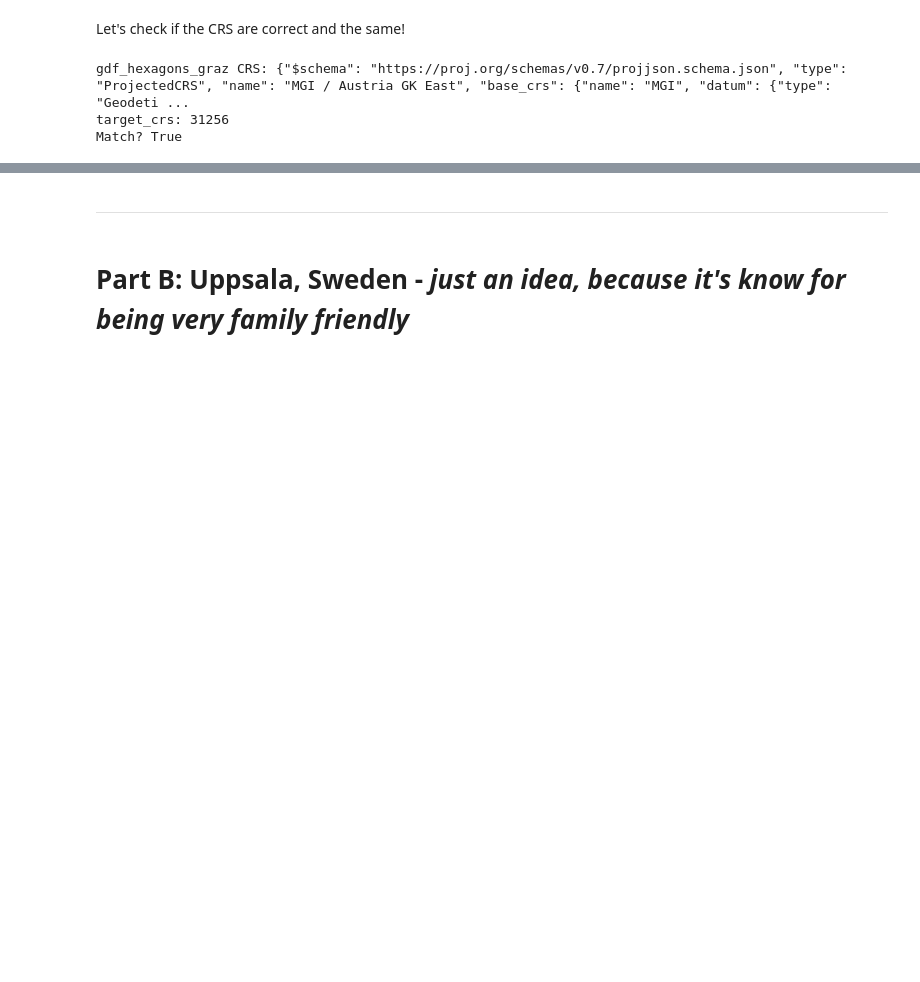
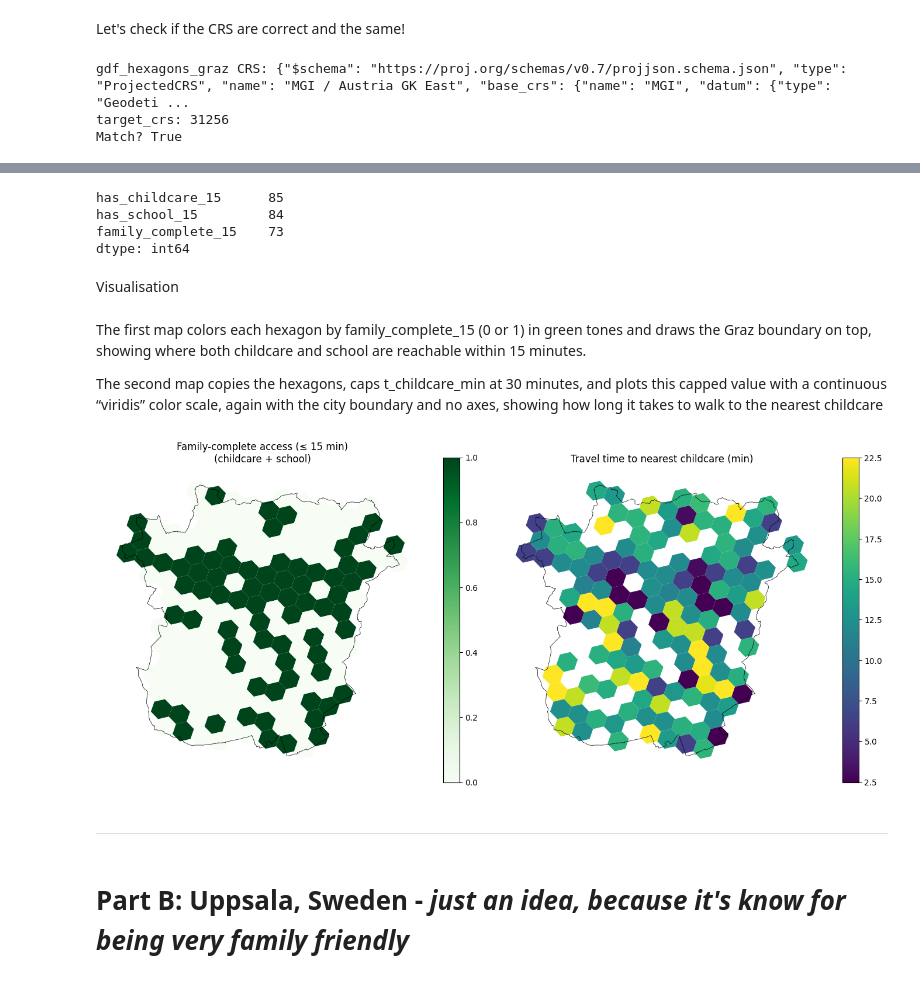
Before and after one commit to miriam-ee/GIS_FinalProject_Group2, a Jupyter notebook: group2_final.ipynb, the cells around one changed output, grey strips where cells are left out. Drawn from its saved outputs; the diff is of its cells as text; code cells hidden in the pictures; blank space fills up the shorter version.

Commit message:
Update accessibility analysis and plots

```diff
--- a/group2_final.ipynb
+++ b/group2_final.ipynb
@@ -413,3 +652,66 @@ Match? True
+# %%
+# Family-friendliness indicators per hexagon (15-minute threshold)
+threshold_min = 15  # minutes
+
+gdf_hexagons_graz["has_childcare_15"] = (
+    gdf_hexagons_graz["t_childcare_min"] <= threshold_min
+).astype(int)
+
+gdf_hexagons_graz["has_school_15"] = (
+    gdf_hexagons_graz["t_school_min"] <= threshold_min
+).astype(int)
+
+gdf_hexagons_graz["family_complete_15"] = (
+    (gdf_hexagons_graz["has_childcare_15"] == 1) &
+    (gdf_hexagons_graz["has_school_15"] == 1)
+).astype(int)
+
+print(gdf_hexagons_graz[["has_childcare_15", "has_school_15", "family_complete_15"]].sum())
+# %% [output]
+has_childcare_15      85
+has_school_15         84
+family_complete_15    73
+dtype: int64
+# %% [markdown]
+Visualisation
+# %% [markdown]
+The first map colors each hexagon by family_complete_15 (0 or 1) in green tones and draws the Graz boundary on top, showing where both childcare and school are reachable within 15 minutes.
+
+The second map copies the hexagons, caps t_childcare_min at 30 minutes, and plots this capped value with a continuous “viridis” color scale, again with the city boundary and no axes, showing how long it takes to walk to the nearest childcare
+# %%
+fig, ax = plt.subplots(1, 2, figsize=(14, 6))
+
+# Plot 1: Family-complete (0/1)
+gdf_hexagons_graz.plot(
+    column="family_complete_15",
+    ax=ax[0],
+    legend=True,
+    cmap="Greens",
+    edgecolor="none"
+)
+gdf_graz.boundary.plot(ax=ax[0], color="black", linewidth=0.5)
+ax[0].set_title("Family-complete access (≤ 15 min)\n(childcare + school)")
+ax[0].set_axis_off()
+
+# Plot 2: Travel time to nearest childcare (min, capped at 30)
+gdf_hex_plot = gdf_hexagons_graz.copy()
+gdf_hex_plot["t_childcare_min_capped"] = gdf_hex_plot["t_childcare_min"].clip(upper=30)
+
+gdf_hex_plot.plot(
+    column="t_childcare_min_capped",
+    ax=ax[1],
+    legend=True,
+    cmap="viridis",
+    edgecolor="none"
+)
+gdf_graz.boundary.plot(ax=ax[1], color="black", linewidth=0.5)
+ax[1].set_title("Travel time to nearest childcare (min)")
+ax[1].set_axis_off()
+
+plt.tight_layout()
+plt.show()
+# %% [output]
+[figure, added]
 # %% [markdown]
 ---
 # %% [markdown]
```
Also changed, not shown: parts of 29 cells of this notebook.
